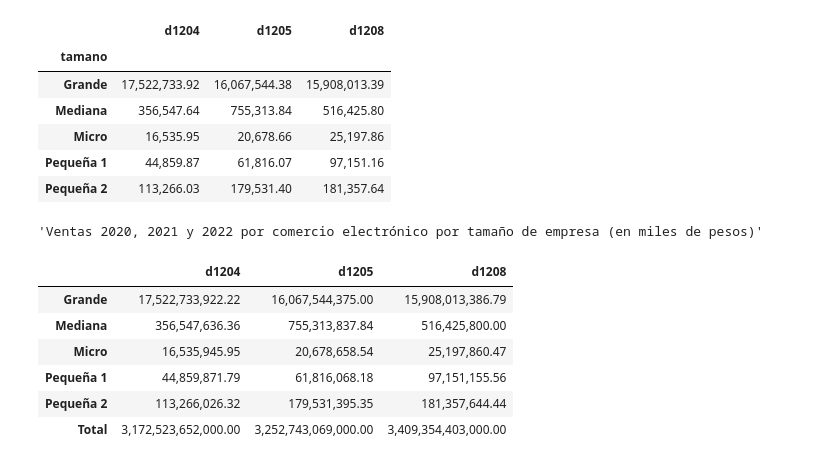
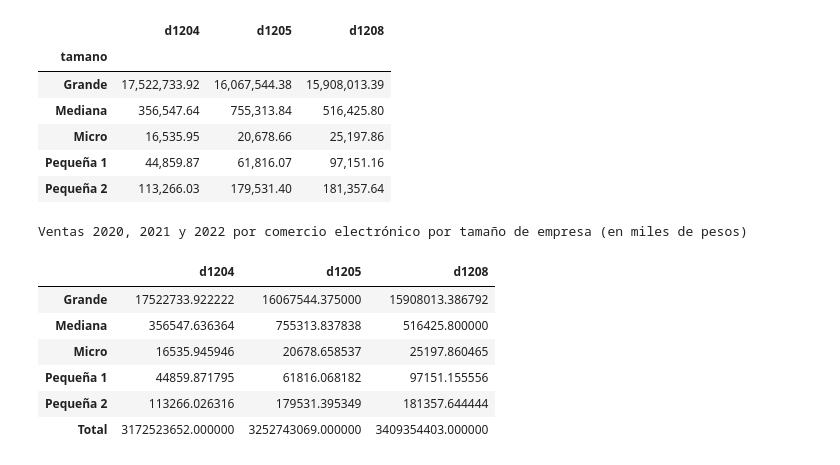
Before and after one commit to tomasleale/ele7, a Jupyter notebook: ele7.ipynb, the cells around one changed output. Saved outputs shown, nothing was run; the diff lists cells and outputs as text; code cells hidden in the pictures.

Commit message:
Update execution counts and improve table display for sales data by company size

```diff
--- a/ele7.ipynb
+++ b/ele7.ipynb
@@ -396,22 +398,21 @@ df.groupby('tamano')[['d1204', 'd1205', 'd1208']].mean()
 # %%
 # Tabla por categoría
 tabla = df.groupby('tamano')[['d1204', 'd1205', 'd1208']].mean()
 
 # Fila con el promedio general
 total = df[['d1204', 'd1205', 'd1208']].sum().rename('Total')
 
 # Unir
-display('Ventas 2020, 2021 y 2022 por comercio electrónico por tamaño de empresa (en miles de pesos)')
 tabla = pd.concat([tabla, total.to_frame().T])
 tabla*1000
 
-tabla.style.set_caption("Tu título aquí")
+tabla.style.set_caption("Ventas 2020, 2021 y 2022 por comercio electrónico por tamaño de empresa (en miles de pesos)")
 # %% [output]
-'Ventas 2020, 2021 y 2022 por comercio electrónico por tamaño de empresa (en miles de pesos)'
+Ventas 2020, 2021 y 2022 por comercio electrónico por tamaño de empresa (en miles de pesos)
 |  | d1204 | d1205 | d1208 |
-| Grande | 17,522,733,922.22 | 16,067,544,375.00 | 15,908,013,386.79 |
-| Mediana | 356,547,636.36 | 755,313,837.84 | 516,425,800.00 |
-| Micro | 16,535,945.95 | 20,678,658.54 | 25,197,860.47 |
-| Pequeña 1 | 44,859,871.79 | 61,816,068.18 | 97,151,155.56 |
-| Pequeña 2 | 113,266,026.32 | 179,531,395.35 | 181,357,644.44 |
-| Total | 3,172,523,652,000.00 | 3,252,743,069,000.00 | 3,409,354,403,000.00 |
+| Grande | 17522733.922222 | 16067544.375000 | 15908013.386792 |
+| Mediana | 356547.636364 | 755313.837838 | 516425.800000 |
+| Micro | 16535.945946 | 20678.658537 | 25197.860465 |
+| Pequeña 1 | 44859.871795 | 61816.068182 | 97151.155556 |
+| Pequeña 2 | 113266.026316 | 179531.395349 | 181357.644444 |
+| Total | 3172523652.000000 | 3252743069.000000 | 3409354403.000000 |
```
Also changed, not shown: parts of 1 cell of this notebook.
